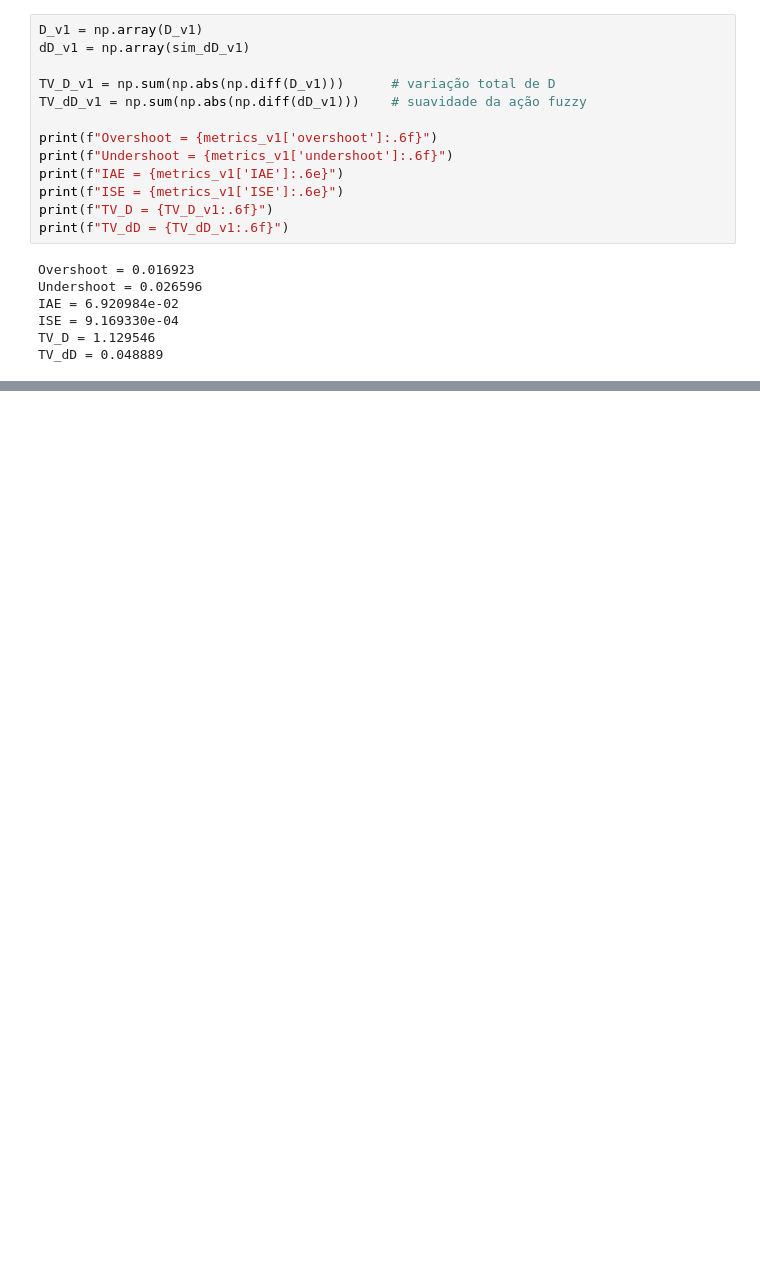
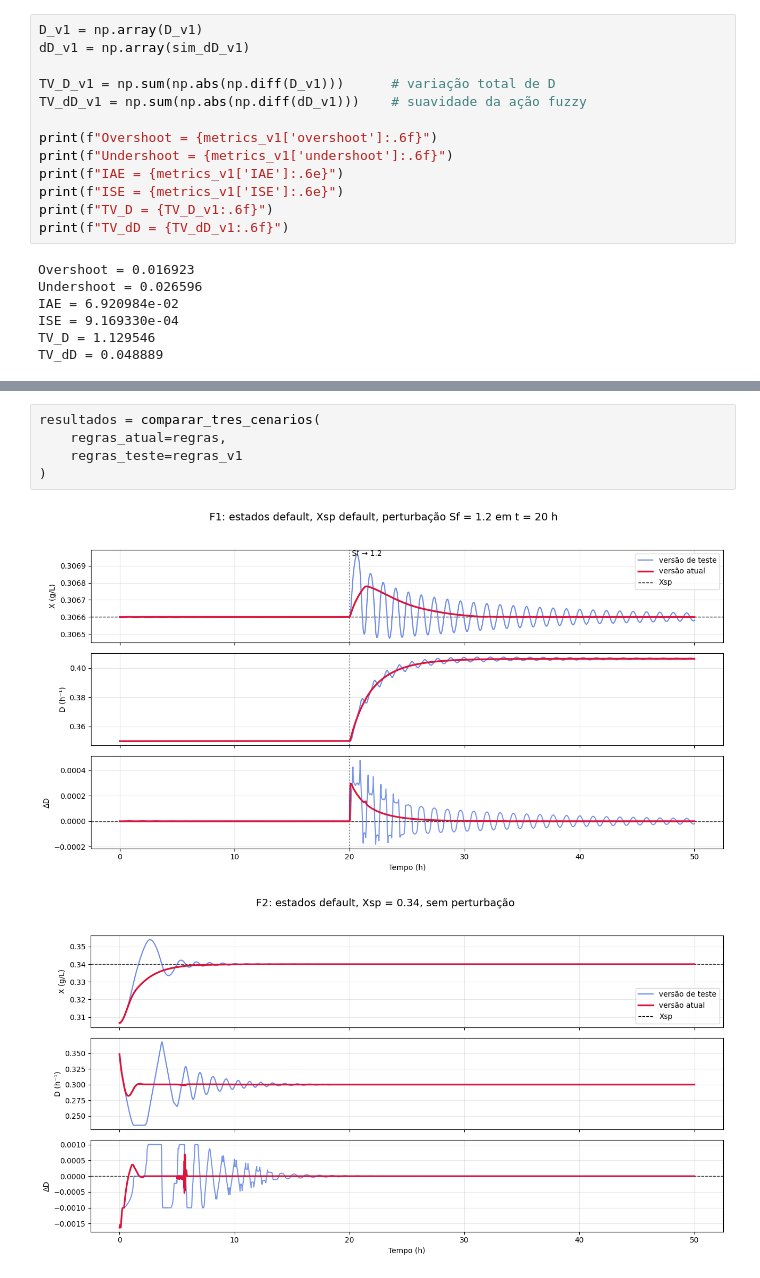
Before and after one commit to andersonmoura-cn/BioReator, a Jupyter notebook: src/fuzzy.ipynb, the cells around one changed output, grey strips where cells are left out. Saved outputs shown, nothing was run; the diff lists cells and outputs as text; blank space fills up the shorter version.

```diff
--- a/src/fuzzy.ipynb
+++ b/src/fuzzy.ipynb
@@ -425,0 +670,8 @@ print(np.max(sim_e))
+# %%
+resultados = comparar_tres_cenarios(
+    regras_atual=regras,
+    regras_teste=regras_v1
+)
+# %% [output]
+[figure, added]
+[figure, added]
```
Also changed, not shown: parts of 8 cells of this notebook, 3 other files.
